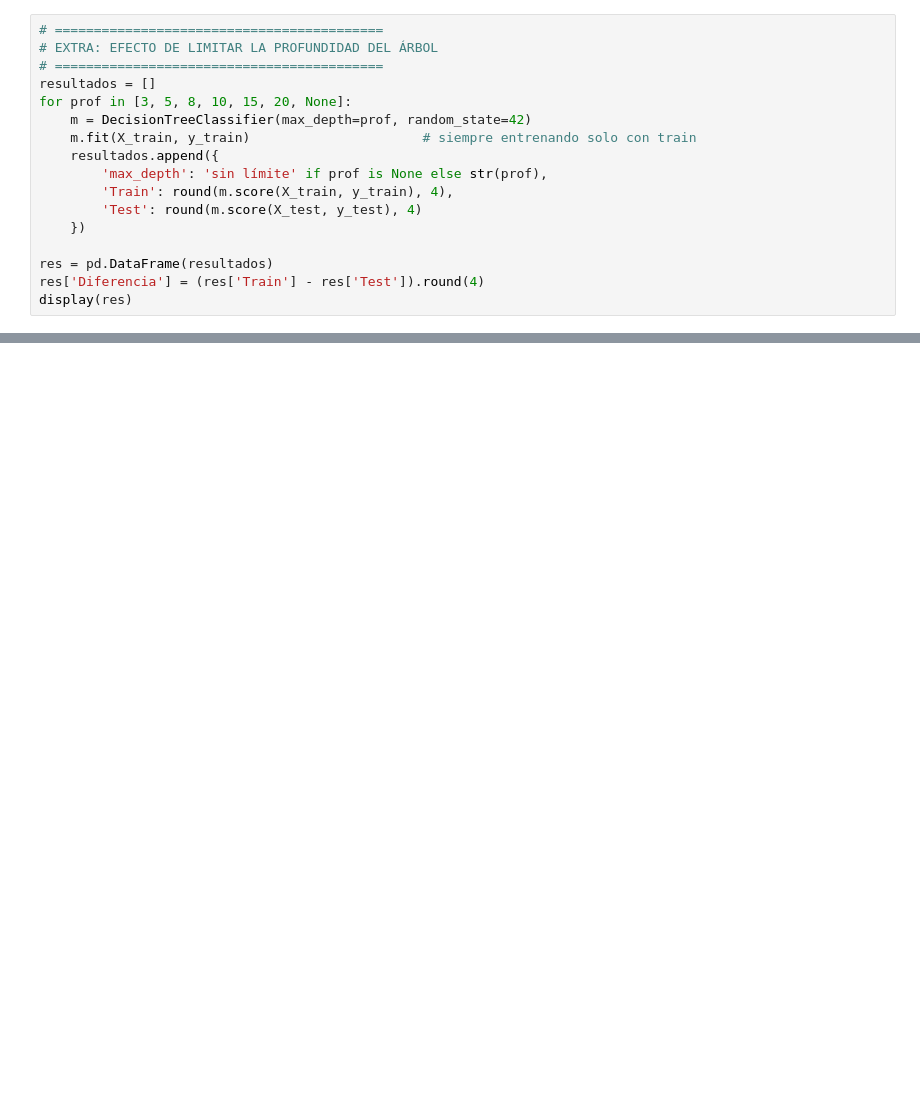
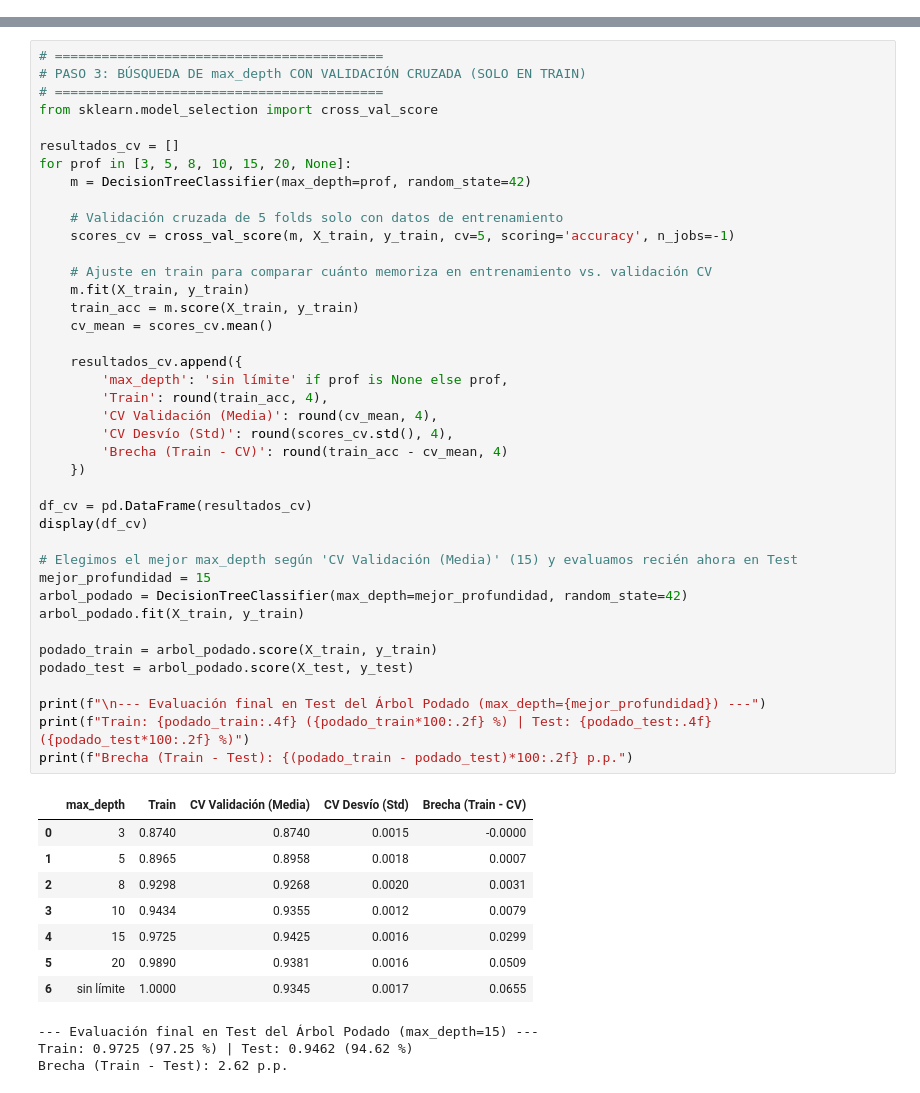
Before and after one commit to egle06/airline-satisfaction-analysis, a Jupyter notebook: Entrenar_y_evaluar_sin_trampas_train_test_y_sobreajuste.ipynb, the cells around one changed output, grey strips where cells are left out. Cells and saved outputs as stored; diff of their text form; blank space fills up the shorter version.

```diff
--- a/Entrenar_y_evaluar_sin_trampas_train_test_y_sobreajuste.ipynb
+++ b/Entrenar_y_evaluar_sin_trampas_train_test_y_sobreajuste.ipynb
@@ -314,17 +219,0 @@ Referencia (predecir siempre 'no satisfecho'): 0.5636
-# %%
-# ==========================================
-# EXTRA: EFECTO DE LIMITAR LA PROFUNDIDAD DEL ÁRBOL
-# ==========================================
-resultados = []
-for prof in [3, 5, 8, 10, 15, 20, None]:
-    m = DecisionTreeClassifier(max_depth=prof, random_state=42)
-    m.fit(X_train, y_train)                      # siempre entrenando solo con train
-    resultados.append({
-        'max_depth': 'sin límite' if prof is None else str(prof),
-        'Train': round(m.score(X_train, y_train), 4),
-        'Test': round(m.score(X_test, y_test), 4)
-    })
-
-res = pd.DataFrame(resultados)
-res['Diferencia'] = (res['Train'] - res['Test']).round(4)
-display(res)
@@ -382,0 +223,52 @@ Para mitigar el sobreajuste, se evaluó podar el árbol controlando su profundid
+# %%
+# ==========================================
+# PASO 3: BÚSQUEDA DE max_depth CON VALIDACIÓN CRUZADA (SOLO EN TRAIN)
+# ==========================================
+from sklearn.model_selection import cross_val_score
+
+resultados_cv = []
+for prof in [3, 5, 8, 10, 15, 20, None]:
+    m = DecisionTreeClassifier(max_depth=prof, random_state=42)
+
+    # Validación cruzada de 5 folds solo con datos de entrenamiento
+    scores_cv = cross_val_score(m, X_train, y_train, cv=5, scoring='accuracy', n_jobs=-1)
+
+    # Ajuste en train para comparar cuánto memoriza en entrenamiento vs. validación CV
+    m.fit(X_train, y_train)
+    train_acc = m.score(X_train, y_train)
+    cv_mean = scores_cv.mean()
+
+    resultados_cv.append({
+        'max_depth': 'sin límite' if prof is None else prof,
+        'Train': round(train_acc, 4),
+        'CV Validación (Media)': round(cv_mean, 4),
+        'CV Desvío (Std)': round(scores_cv.std(), 4),
+        'Brecha (Train - CV)': round(train_acc - cv_mean, 4)
+    })
+
+df_cv = pd.DataFrame(resultados_cv)
+display(df_cv)
+
+# Elegimos el mejor max_depth según 'CV Validación (Media)' (15) y evaluamos recién ahora en Test
+mejor_profundidad = 15
+arbol_podado = DecisionTreeClassifier(max_depth=mejor_profundidad, random_state=42)
+arbol_podado.fit(X_train, y_train)
+
+podado_train = arbol_podado.score(X_train, y_train)
+podado_test = arbol_podado.score(X_test, y_test)
+
+print(f"\n--- Evaluación final en Test del Árbol Podado (max_depth={mejor_profundidad}) ---")
+print(f"Train: {podado_train:.4f} ({podado_train*100:.2f} %) | Test: {podado_test:.4f} ({podado_test*100:.2f} %)")
+print(f"Brecha (Train - Test): {(podado_train - podado_test)*100:.2f} p.p.")
+# %% [output]
+|  | max_depth | Train | CV Validación (Media) | CV Desvío (Std) | Brecha (Train - CV) |
+| 0 | 3 | 0.8740 | 0.8740 | 0.0015 | -0.0000 |
+| 1 | 5 | 0.8965 | 0.8958 | 0.0018 | 0.0007 |
+| 2 | 8 | 0.9298 | 0.9268 | 0.0020 | 0.0031 |
+| 3 | 10 | 0.9434 | 0.9355 | 0.0012 | 0.0079 |
+| 4 | 15 | 0.9725 | 0.9425 | 0.0016 | 0.0299 |
+| 5 | 20 | 0.9890 | 0.9381 | 0.0016 | 0.0509 |
+| 6 | sin límite | 1.0000 | 0.9345 | 0.0017 | 0.0655 |
+--- Evaluación final en Test del Árbol Podado (max_depth=15) ---
+Train: 0.9725 (97.25 %) | Test: 0.9462 (94.62 %)
+Brecha (Train - Test): 2.62 p.p.
```
Also changed, not shown: parts of 17 cells of this notebook.
